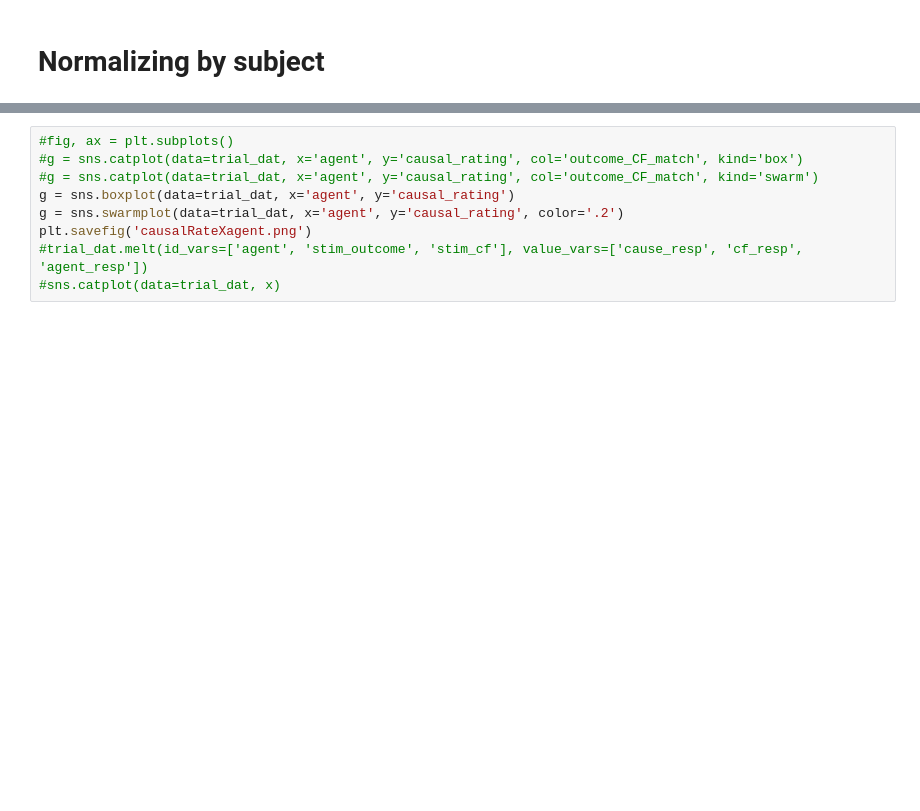
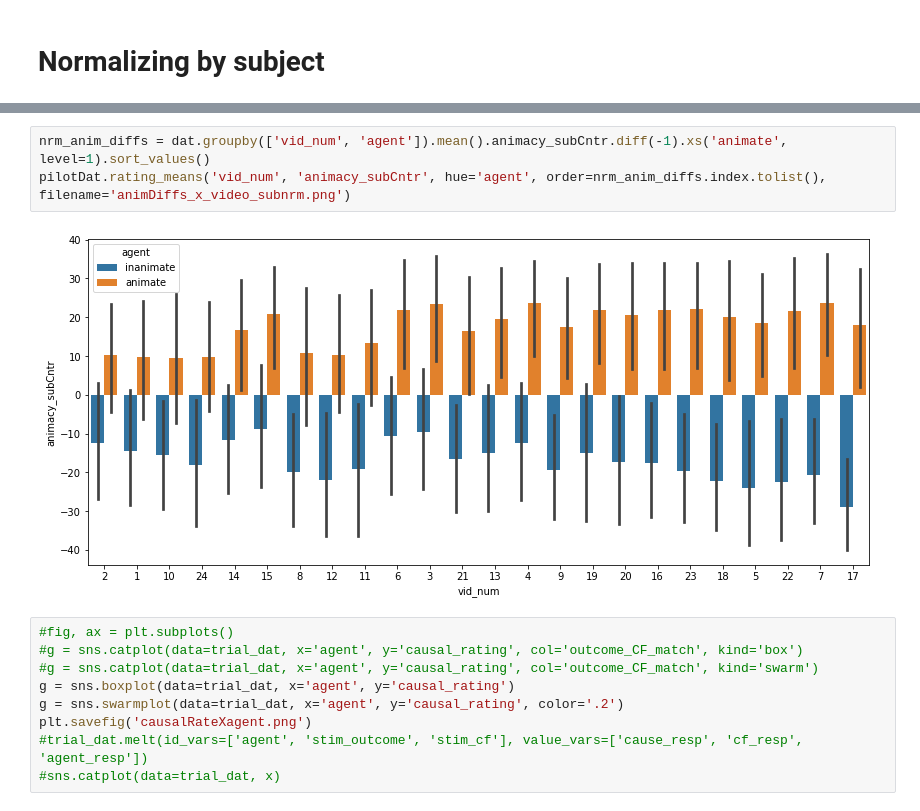
Before and after one commit to temills/robot-feature-learning-v1, a Jupyter notebook: Pilot/Code/pilot_data_analysis.ipynb, the cells around one changed output, grey strips where cells are left out. Cells and saved outputs as stored; diff of their text form; blank space fills up the shorter version.

```diff
--- a/Pilot/Code/pilot_data_analysis.ipynb
+++ b/Pilot/Code/pilot_data_analysis.ipynb
@@ -101,3 +105,8 @@ ValueError: Length of values (48) does not match length of index (967)
+# %%
+nrm_anim_diffs = dat.groupby(['vid_num', 'agent']).mean().animacy_subCntr.diff(-1).xs('animate', level=1).sort_values()
+pilotDat.rating_means('vid_num', 'animacy_subCntr', hue='agent', order=nrm_anim_diffs.index.tolist(), filename='animDiffs_x_video_subnrm.png')
+# %% [output]
+[figure, added]
 # %%
 #fig, ax = plt.subplots()
 #g = sns.catplot(data=trial_dat, x='agent', y='causal_rating', col='outcome_CF_match', kind='box')
```
Also changed, not shown: parts of 5 cells of this notebook, 1 other file.
